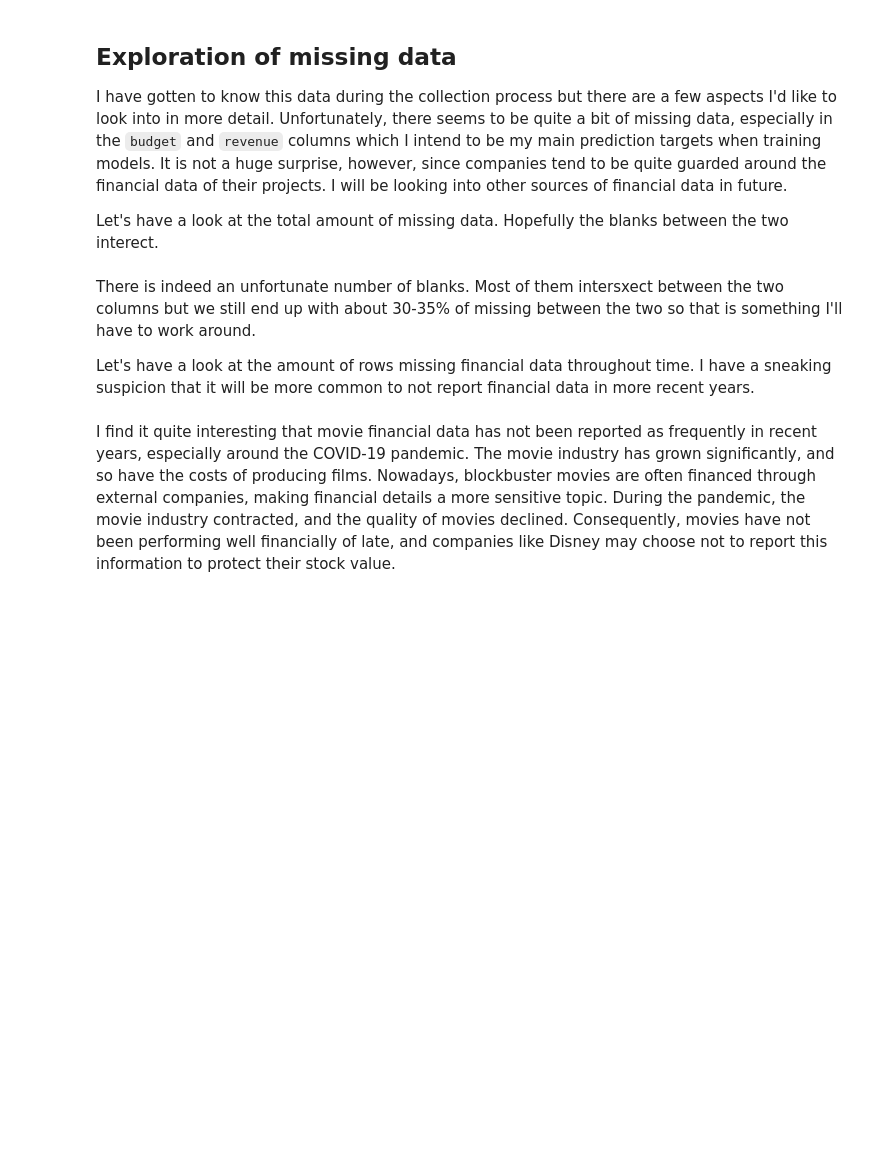
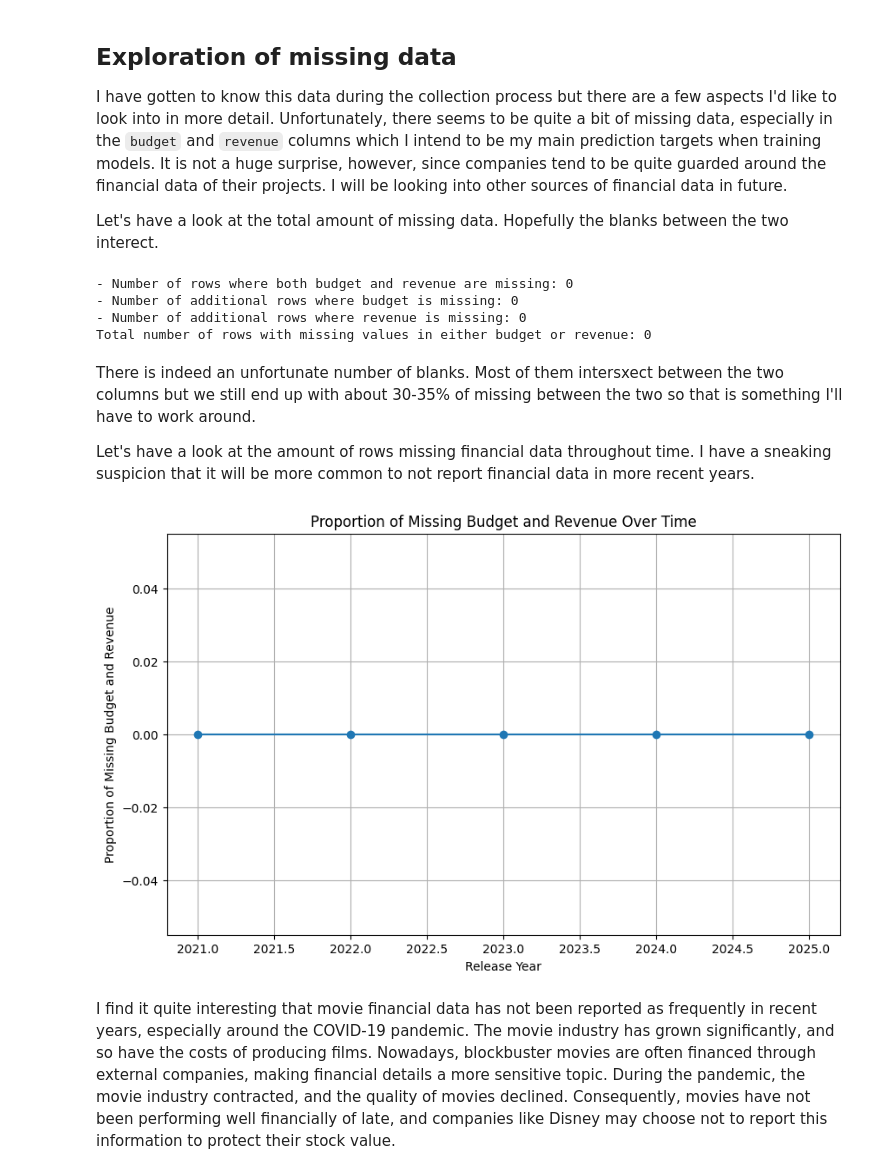
Before and after one commit to JustaKris/Are-You-Not-Entertained, a Jupyter notebook: notebooks/01_movies_data_full_imputation.ipynb, the cells around one changed output. Saved outputs shown, nothing was run; the diff lists cells and outputs as text; code cells hidden in the pictures; blank space fills up the shorter version.

```diff
--- a/notebooks/01_movies_data_full_imputation.ipynb
+++ b/notebooks/01_movies_data_full_imputation.ipynb
@@ -110,2 +115,5 @@ except Exception as e:
+# %%
+# Filter data to include only fully enriched movies
+data = data[data['last_omdb_update'].notnull()]
 # %%
 data.info()
@@ -120,17 +164,22 @@ I have gotten to know this data during the collection process but there are a fe
 Let's have a look at the total amount of missing data. Hopefully the blanks between the two interect.
 # %%
 # Assuming 'data' is your DataFrame
-missing_budget_revenue_count = data[data['budget'].isna() & data['revenue'].isna()].shape[0]
-missing_budget_count = data['budget'].isna().sum() - missing_budget_revenue_count
-missing_revenue_count = data['revenue'].isna().sum() - missing_budget_revenue_count
+missing_budget_revenue_count = data[data['tmdb_budget'].isna() & data['tmdb_revenue'].isna()].shape[0]
+missing_budget_count = data['tmdb_budget'].isna().sum() - missing_budget_revenue_count
+missing_revenue_count = data['tmdb_revenue'].isna().sum() - missing_budget_revenue_count
 
-# Calculate the total number of rows with missing values in either 'budget' or 'revenue'
+# Calculate the total number of rows with missing values in either 'tmdb_budget' or 'tmdb_revenue'
 total_missing_count = missing_budget_count + missing_revenue_count + missing_budget_revenue_count
 
 print(f"- Number of rows where both budget and revenue are missing: {missing_budget_revenue_count}")
 print(f"- Number of additional rows where budget is missing: {missing_budget_count}")
 print(f"- Number of additional rows where revenue is missing: {missing_revenue_count}")
 print(f"Total number of rows with missing values in either budget or revenue: {total_missing_count}")
+# %% [output]
+- Number of rows where both budget and revenue are missing: 0
+- Number of additional rows where budget is missing: 0
+- Number of additional rows where revenue is missing: 0
+Total number of rows with missing values in either budget or revenue: 0
 # %% [markdown]
 There is indeed an unfortunate number of blanks. Most of them intersxect between the two columns but we still end up with about 30-35% of missing between the two so that is something I'll have to work around.
 
@@ -138,23 +187,25 @@ Let's have a look at the amount of rows missing financial data throughout time.
 # %%
 # Assuming 'data' is your DataFrame
 plot_data = data.copy()
 plot_data['release_date'] = pd.to_datetime(plot_data['release_date'])
 
 # Create a new column to indicate if both budget and revenue are missing
-plot_data['missing_budget_revenue'] = plot_data['budget'].isna() & plot_data['revenue'].isna()
+plot_data['missing_budget_revenue'] = plot_data['tmdb_budget'].isna() & plot_data['tmdb_revenue'].isna()
 
 # Group by release year and calculate the proportion of missing values
 plot_data['release_year'] = plot_data['release_date'].dt.year
 missing_by_year = plot_data.groupby('release_year')['missing_budget_revenue'].mean()
 
 # Plot the proportion of missing values over time
 plt.figure(figsize=(10, 6))
 plt.plot(missing_by_year.index, missing_by_year.values, marker='o', linestyle='-')
 plt.xlabel('Release Year')
 plt.ylabel('Proportion of Missing Budget and Revenue')
 plt.title('Proportion of Missing Budget and Revenue Over Time')
 plt.grid(True)
 plt.show()
+# %% [output]
+[figure, added]
 # %% [markdown]
 I find it quite interesting that movie financial data has not been reported as frequently in recent years, especially around the COVID-19 pandemic. The movie industry has grown significantly, and so have the costs of producing films. Nowadays, blockbuster movies are often financed through external companies, making financial details a more sensitive topic. During the pandemic, the movie industry contracted, and the quality of movies declined. Consequently, movies have not been performing well financially of late, and companies like Disney may choose not to report this information to protect their stock value.
 # %%
```
Also changed, not shown: parts of 11 cells of this notebook.
